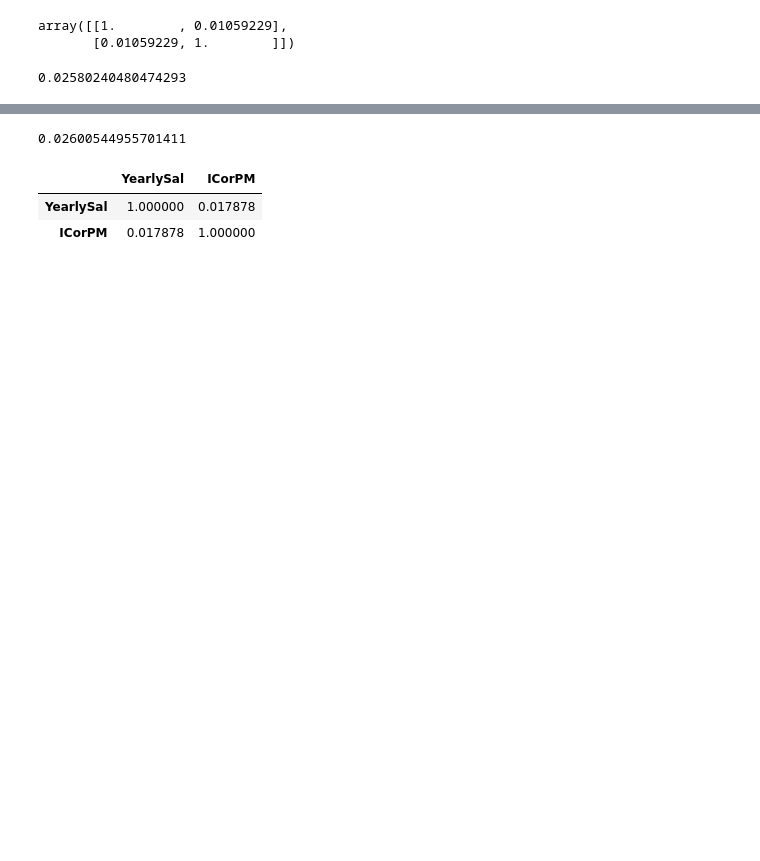
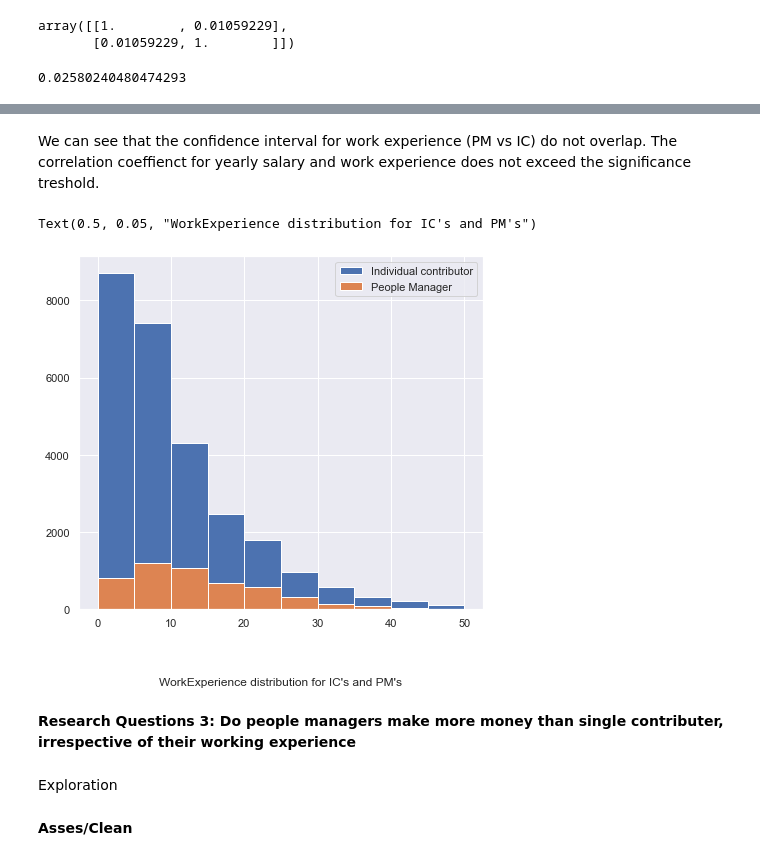
Before and after one commit to NicolaasOriePTX/udacity-nanodegree-project1, a Jupyter notebook: main.ipynb, the cells around one changed output, grey strips where cells are left out. Drawn from its saved outputs; the diff is of its cells as text; code cells hidden in the pictures; blank space fills up the shorter version.

```diff
--- a/main.ipynb
+++ b/main.ipynb
@@ -250,10 +249,19 @@ mean_confidence_interval(survey_results_PM['YearlySal'].dropna(), confidence=0.9
-# %%
-conf_bound
-# %% [output]
-0.02600544955701411
-# %%
-survey_filtered_contr.corr()
-# %% [output]
-|  | YearlySal | ICorPM |
-| YearlySal | 1.000000 | 0.017878 |
-| ICorPM | 0.017878 | 1.000000 |
+# %% [markdown]
+We can see that the confidence interval for work experience (PM vs IC) do not overlap. The correlation coeffienct for yearly salary and work experience does not exceed the significance treshold.
+# %%
+fig = plt.figure()
+ax1 = fig.add_axes((0.1, 0.2, 0.8, 0.7))
+txt="WorkExperience distribution for IC's and PM's"
+ax1.hist(survey_results_IC['WorkExp'], label='Individual contributor')
+ax1.hist(survey_results_PM['WorkExp'], label='People Manager')
+ax1.legend()
+fig.text(.5, .05, txt, ha='center')
+# %% [output]
+Text(0.5, 0.05, "WorkExperience distribution for IC's and PM's")
+[figure, added]
+# %% [markdown]
+**Research Questions 3: Do people managers make more money than single contributer, irrespective of their working experience**
+# %% [markdown]
+Exploration
+# %% [markdown]
+**Asses/Clean**
```
Also changed, not shown: parts of 66 cells of this notebook.
